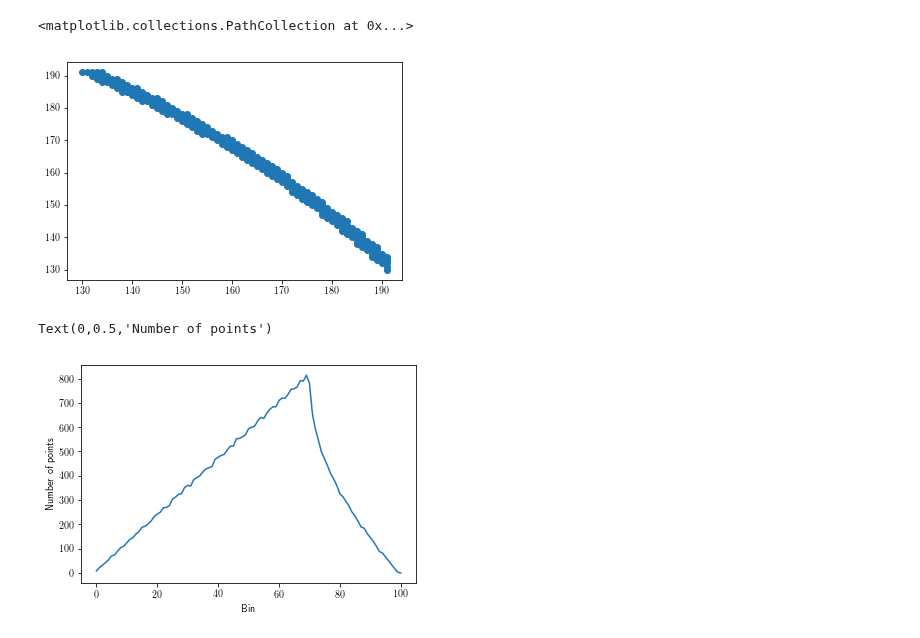
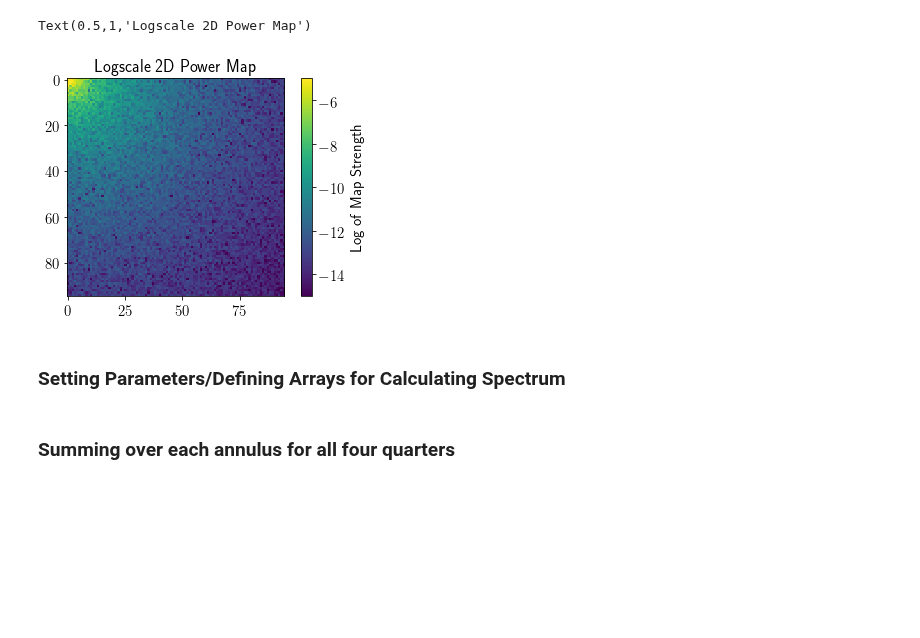
Before and after one commit to deepskies/DeepCMBsim, a Jupyter notebook: Phi Maps.ipynb, the cells around one changed output. Drawn from its saved outputs; the diff is of its cells as text; code cells hidden in the pictures; blank space fills up the shorter version.

```diff
--- a/Phi Maps.ipynb
+++ b/Phi Maps.ipynb
@@ -160 +209,23 @@ Text(0.5,1,'Logscale 2D Power Map')
+# %%
+#Dividing data into four quarters, rotating so lowest mode is in top left quarter
+quarter1 = map_power_2D[:int(pixels/2),:int(pixels/2)]
+
+quarter2 = map_power_2D[:int(pixels/2),int(pixels/2+1):]
+quarter2 = np.rot90(quarter2)
+
+quarter3 = map_power_2D[int(pixels/2+1):,:int(pixels/2)]
+quarter3 = np.rot90(quarter3, k=3)
+
+quarter4 = map_power_2D[int(pixels/2+1):,int(pixels/2+1):]
+quarter4 = np.rot90(quarter4, k=2)
+# %%
+#Example of one of the four quarters of 2D power map
+plt.imshow(np.log10(np.abs(quarter4)), vmin=-15, vmax=-5)
+plt.colorbar(label="Log of Map Strength")
+plt.title("Logscale 2D Power Map")
+# %% [output]
+Text(0.5,1,'Logscale 2D Power Map')
+[figure, added]
+# %% [markdown]
+### Setting Parameters/Defining Arrays for Calculating Spectrum
 # %%
@@ -169 +252,3 @@ n = np.zeros((bin_num+1))
+# %% [markdown]
+### Summing over each annulus for all four quarters
 # %%
@@ -193,13 +280,0 @@ spectra_est_avg_bins = 2*spectra_est/(bin_step**2*n) #averaging out overall all
-# %%
-plt.scatter(circle[1:,0], circle[1:,1]) #plotting all points for a given annulus
-# %% [output]
-<matplotlib.collections.PathCollection at 0x...>
-[figure, removed]
-# %%
-plt.rc('text', usetex = True)
-plt.plot(n)
-plt.xlabel("Bin")
-plt.ylabel("Number of points")
-# %% [output]
-Text(0,0.5,'Number of points')
-[figure, removed]
```
Also changed, not shown: parts of 60 cells of this notebook, 2 other files.
